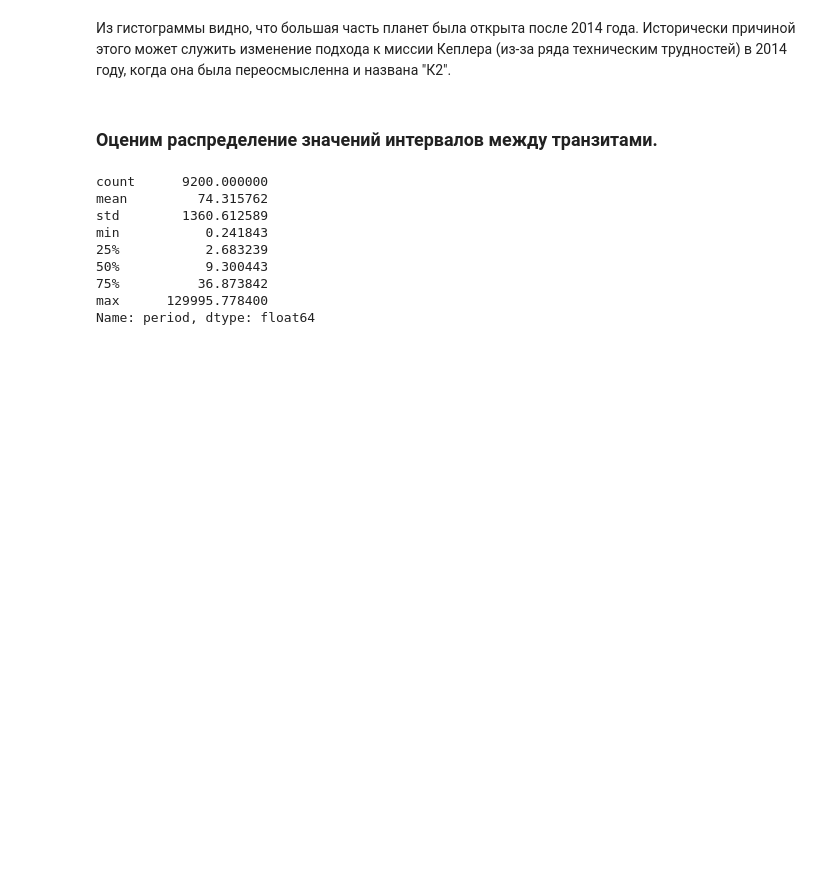
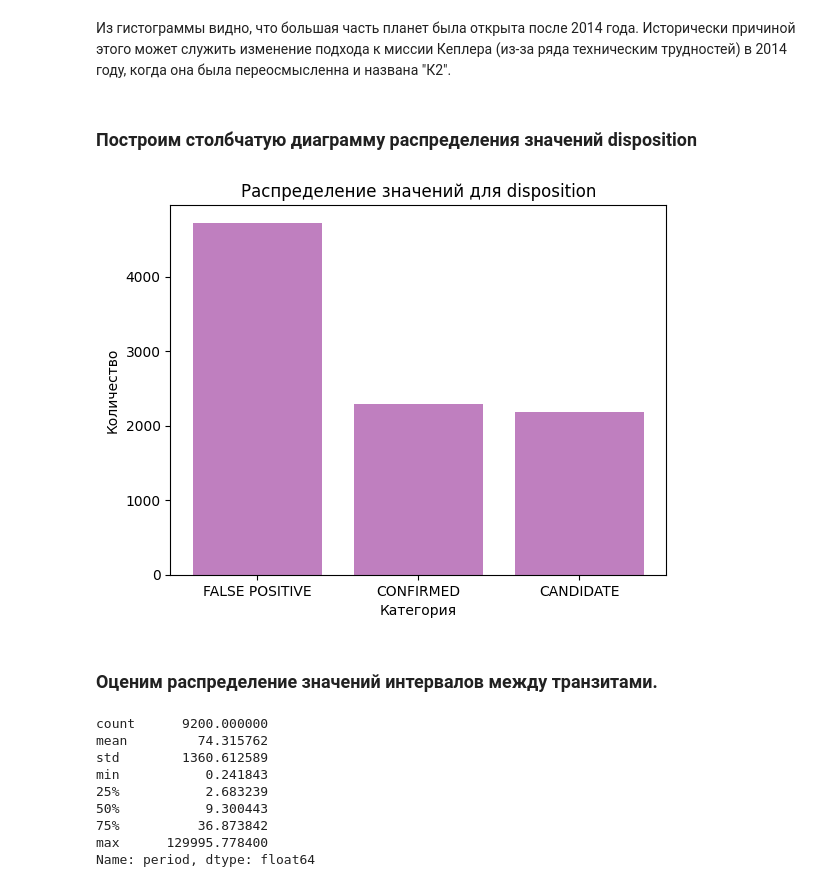
Before and after one commit to Polinezhich/andan_FP, a Jupyter notebook: main.ipynb, the cells around one changed output. Cells and saved outputs as stored; diff of their text form; code cells hidden in the pictures; blank space fills up the shorter version.

```diff
--- a/main.ipynb
+++ b/main.ipynb
@@ -212,5 +212,18 @@ plt.show()
 # %% [markdown]
 Из гистограммы видно, что большая часть планет была открыта после 2014 года. Исторически причиной этого может служить изменение подхода к миссии Кеплера (из-за ряда техническим трудностей) в 2014 году, когда она была переосмысленна и названа "К2".
+# %% [markdown]
+### Построим столбчатую диаграмму распределения значений disposition
+# %%
+disposition_counts = df['disposition'].value_counts()
+
+# Построим столбчатую диаграмму
+plt.bar(disposition_counts.index, disposition_counts.values, alpha=0.5, color='purple')
+plt.xlabel('Категория')
+plt.ylabel('Количество')
+plt.title('Распределение значений для disposition')
+plt.show()
+# %% [output]
+[figure, added]
 # %% [markdown]
 ### Оценим распределение значений интервалов между транзитами.
 # %%
```
Also changed, not shown: parts of 16 cells of this notebook.
